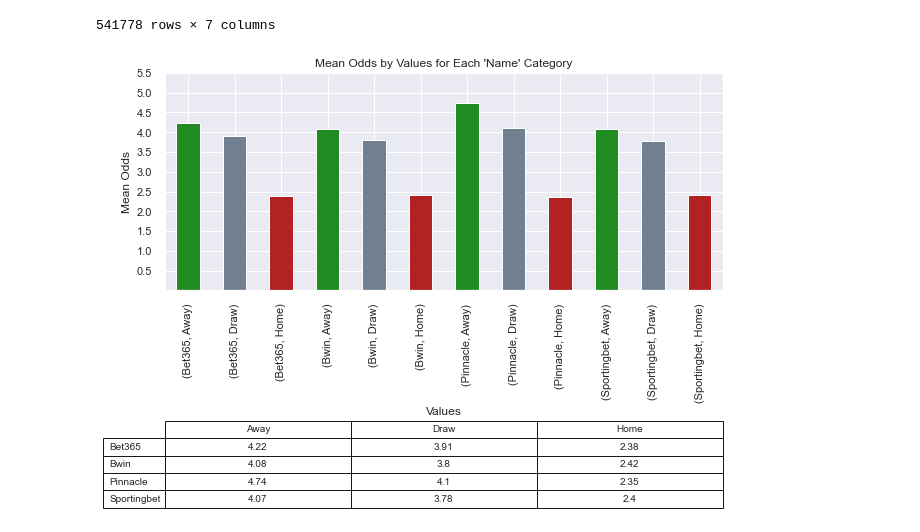
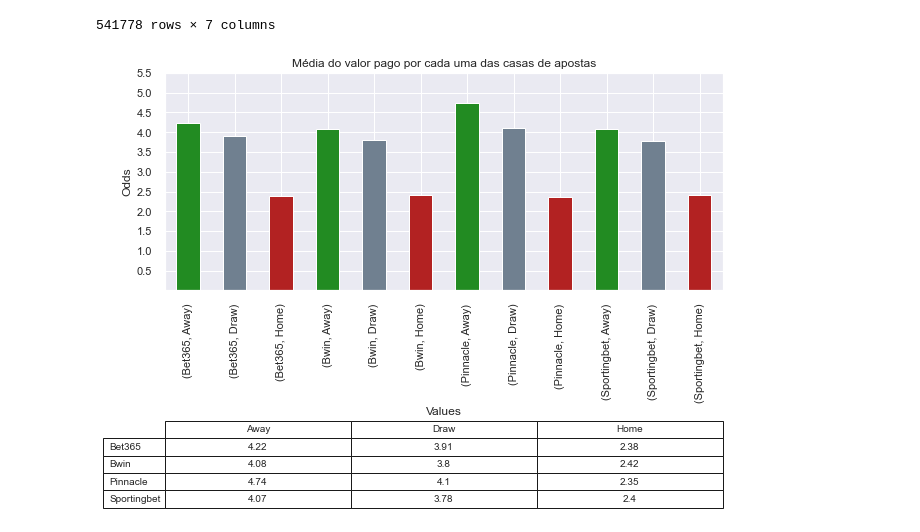
Before and after one commit to viniciusfjacinto/football_bets, a Jupyter notebook: notebook/bets_odds.ipynb, the cells around one changed output. Drawn from its saved outputs; the diff is of its cells as text; code cells hidden in the pictures.

Commit message:
update graph names

```diff
--- a/notebook/bets_odds.ipynb
+++ b/notebook/bets_odds.ipynb
@@ -129,33 +129,33 @@ grouped_data = cf_odds_db[(cf_odds_db['name'].isin(['Bet365', 'Sportingbet', 'Bw
 # Setting the size of the figure
 plt.figure(figsize=(10, 4))
 
 # Plotting the bar chart
 grouped_data['bets.values.odd'].plot(kind='bar', color=['forestgreen', 'slategrey', 'firebrick'])
 
 # Setting the y-axis limits and tick locations
 plt.ylim(0, 5.5)
 plt.yticks([i * 0.5 for i in range(1, 12)])
 
 # Adding labels and title
 plt.xlabel('Values')
-plt.ylabel('Mean Odds')
-plt.title("Mean Odds by Values for Each 'Name' Category")
+plt.ylabel('Odds')
+plt.title("Média do valor pago por cada uma das casas de apostas")
 
 
 # Creating the table
 table_data = grouped_data['bets.values.odd'].unstack().round(2)
 table = plt.table(cellText=table_data.values, colLabels=table_data.columns, rowLabels=table_data.index,
                   cellLoc='center', loc='bottom',  bbox=[0, -1, 1, 0.4])
 
 # Formatting the table
 table.auto_set_font_size(False)
 table.set_fontsize(10)
 table.scale(1, 1.5)
 
 # Adjusting x-axis tick labels
 plt.xticks(rotation=90)
 
 # Showing the plot
 plt.show()
 # %% [output]
-[figure, old version]
+[figure, new version]
```
